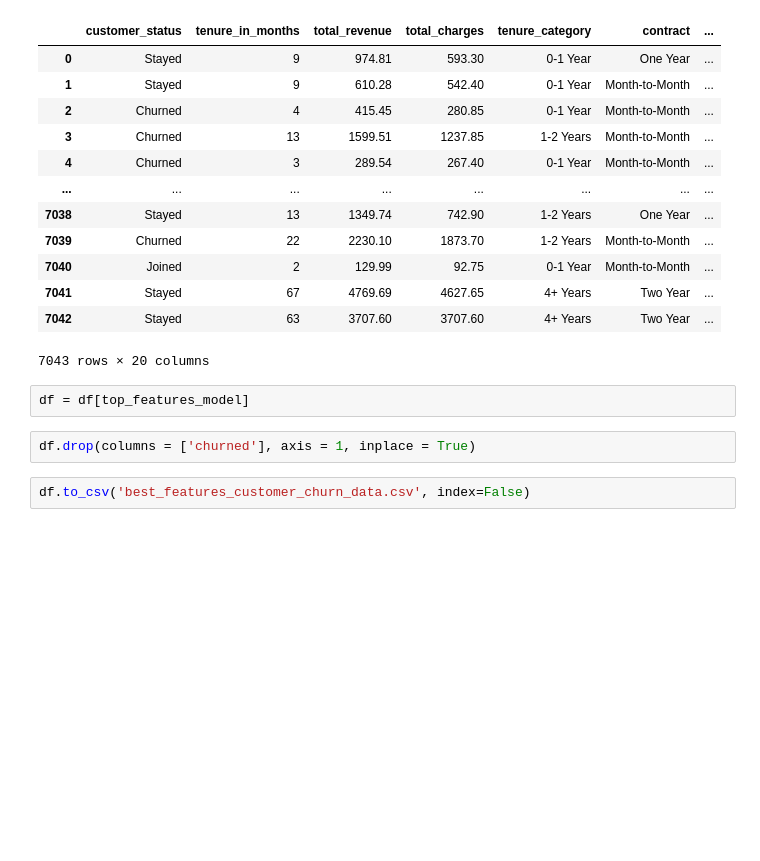
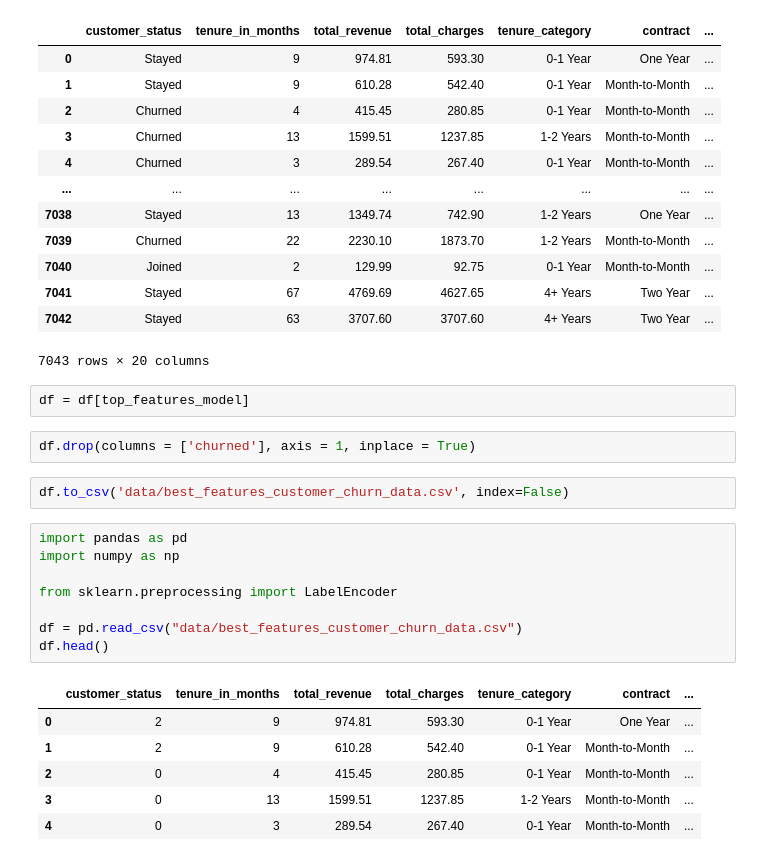
Before and after one commit to Niair/Customer_Churn_Prediction_using_MLOpps_MLflow_AWS_CI-CD, a Jupyter notebook: notebooks/book.ipynb, the cells around one changed output. Cells and saved outputs as stored; diff of their text form; blank space fills up the shorter version.

```diff
--- a/notebooks/book.ipynb
+++ b/notebooks/book.ipynb
@@ -785,4 +785,19 @@ df = df[top_features_model]
 # %%
 df.drop(columns = ['churned'], axis = 1, inplace = True)
 # %%
-df.to_csv('best_features_customer_churn_data.csv', index=False)
+df.to_csv('data/best_features_customer_churn_data.csv', index=False)
+# %%
+import pandas as pd
+import numpy as np
+
+from sklearn.preprocessing import LabelEncoder
+
+df = pd.read_csv("data/best_features_customer_churn_data.csv")
+df.head()
+# %% [output]
+|  | customer_status | tenure_in_months | total_revenue | total_charges | tenure_category | contract | ... |
+| 0 | 2 | 9 | 974.81 | 593.30 | 0-1 Year | One Year | ... |
+| 1 | 2 | 9 | 610.28 | 542.40 | 0-1 Year | Month-to-Month | ... |
+| 2 | 0 | 4 | 415.45 | 280.85 | 0-1 Year | Month-to-Month | ... |
+| 3 | 0 | 13 | 1599.51 | 1237.85 | 1-2 Years | Month-to-Month | ... |
+| 4 | 0 | 3 | 289.54 | 267.40 | 0-1 Year | Month-to-Month | ... |
```
Also changed, not shown: parts of 7 cells of this notebook, 7 other files.
